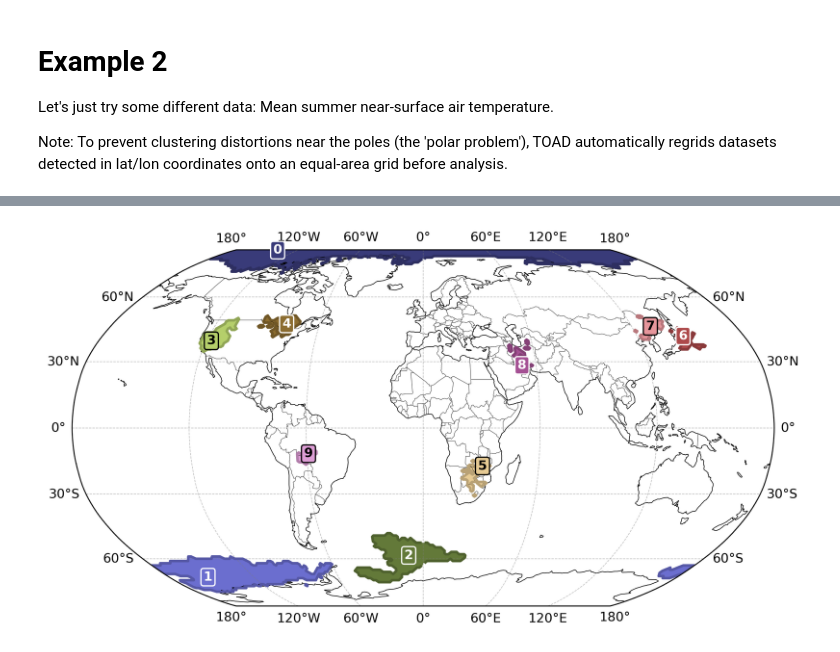
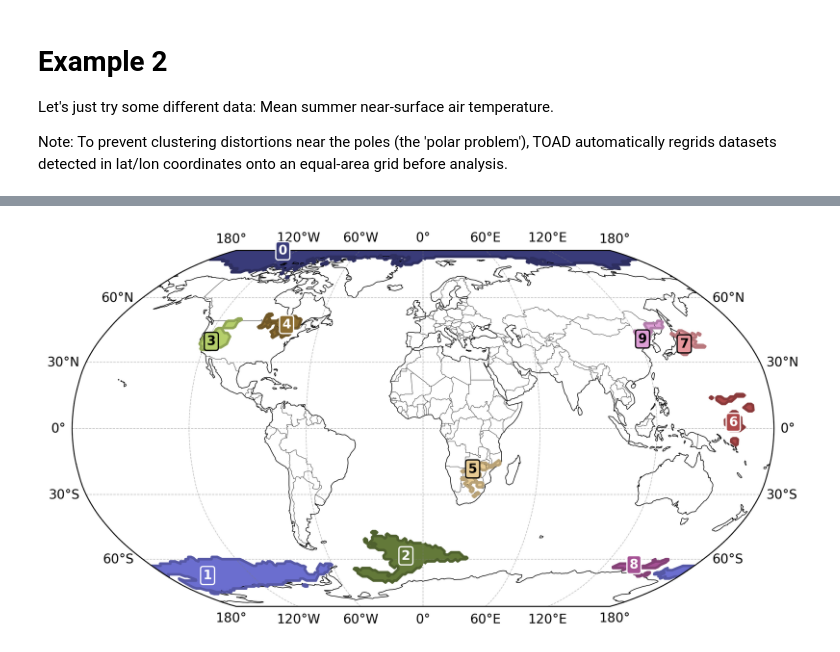
Before and after one commit to tipmip-methods/toad, a Jupyter notebook: tutorials/basics.ipynb, the cells around one changed output, grey strips where cells are left out. Saved outputs shown, nothing was run; the diff lists cells and outputs as text; code cells hidden in the pictures.

```diff
--- a/tutorials/basics.ipynb
+++ b/tutorials/basics.ipynb
@@ -330,7 +329,11 @@ td2 = TOAD("test_data/global_mean_summer_tas.nc")
 td2.data = td2.data.coarsen(lat=2, lon=2, boundary="trim").reduce(np.mean)
 
 # Compute shifts
-td2.compute_shifts("tas", method=ASDETECT())
+td2.compute_shifts(
+    "tas",
+    method=ASDETECT(),
+    overwrite=True,
+)
 
 # Compute clusters
 td2.compute_clusters(
@@ -347 +349 @@ WARNING: tas_dts already exists. Please pass overwrite=True to overwrite it.
-[figure, old version]
+[figure, new version]
```
Also changed, not shown: parts of 9 cells of this notebook, 7 other files.
